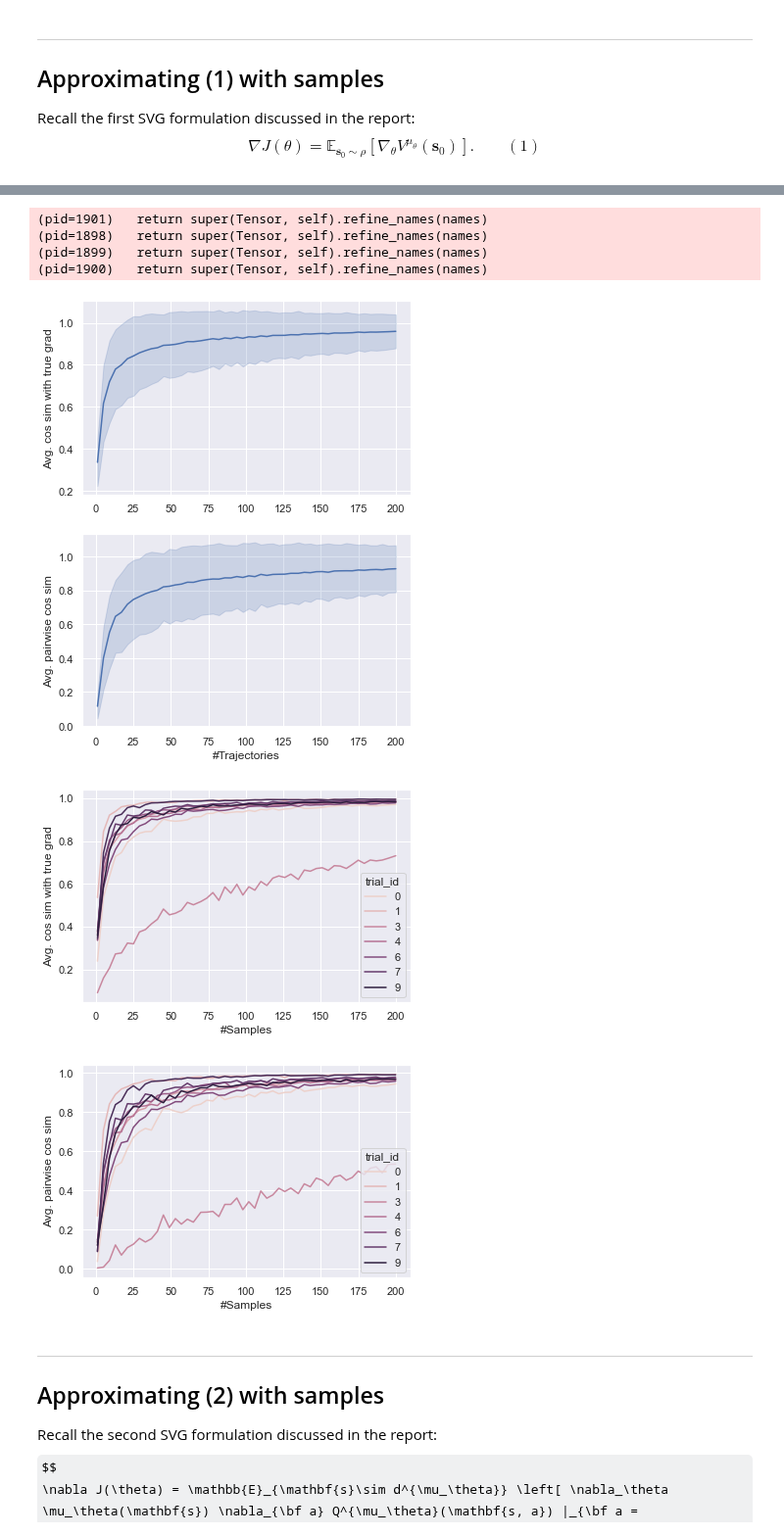
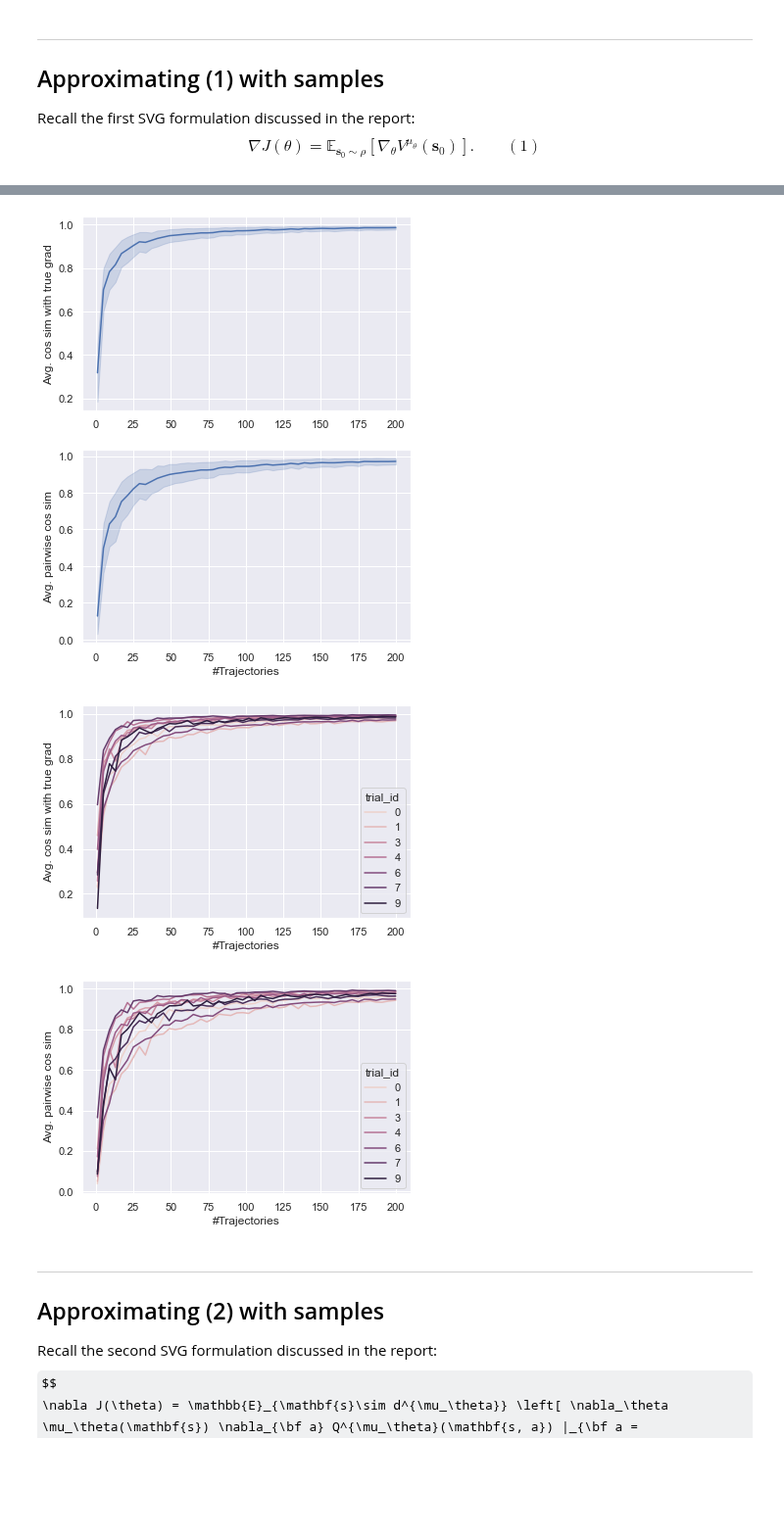
Before and after one commit to 0xangelo/LQSVG, a Jupyter notebook: experiments/monte_carlo_quality.ipynb, the cells around one changed output, grey strips where cells are left out. Shown at 98% size. Cells and saved outputs as stored; diff of their text form; code cells hidden in the pictures; some formulas as TeX source; blank space fills up the shorter version.

```diff
--- a/experiments/monte_carlo_quality.ipynb
+++ b/experiments/monte_carlo_quality.ipynb
@@ -59,7 +59,7 @@ def make_generator(seed: int) -> LQGGenerator:
         stationary=True,
         passive_eigval_range=(0.5, 1.5),
         controllable=True,
-        seed=seed,
+        rng=seed,
     )
 # %%
 def make_lqg_module(generator: LQGGenerator) -> LQGModule:
@@ -214,10 +214,10 @@ def grad_estimates(
 # %%
 @ray.remote
 def mc_trial(seed: int) -> pd.DataFrame:
+    generator = make_generator(seed)
     with nt.suppress_named_tensor_warning():
-        generator = make_generator(seed)
-    lqg_nn = make_lqg_module(generator)
-    policy_nn = make_stabilizing_policy(lqg_nn, rng=generator._rng)
+        lqg_nn = make_lqg_module(generator)
+    policy_nn = make_stabilizing_policy(lqg_nn, rng=generator.rng)
     estimator = MonteCarloSVG(policy_nn, lqg_nn)
     _, true_svg = AnalyticSVG(policy_nn, lqg_nn)()
 
@@ -277,33 +277,31 @@ def plot_mc_quality_vs_samples(
 # %%
 mc_data = plot_mc_quality_vs_samples()
 # %% [output]
-(pid=1901)   return super(Tensor, self).refine_names(names)
-(pid=1898)   return super(Tensor, self).refine_names(names)
-(pid=1899)   return super(Tensor, self).refine_names(names)
-(pid=1900)   return super(Tensor, self).refine_names(names)
-[figure, old version]
+[figure, new version]
 # %%
-sns.lineplot(
+ax = sns.lineplot(
     x="#Samples",
     y="Avg. cos sim with true grad",
     data=mc_data,
     hue="trial_id",
     estimator=None,
 )
+ax.set_xlabel("#Trajectories")
 plt.show()
 # %% [output]
-[figure, old version]
+[figure, new version]
 # %%
-sns.lineplot(
+ax = sns.lineplot(
     x="#Samples",
     y="Avg. pairwise cos sim",
     data=mc_data,
     hue="trial_id",
     estimator=None,
 )
+ax.set_xlabel("#Trajectories")
 plt.show()
 # %% [output]
-[figure, old version]
+[figure, new version]
 # %% [markdown]
 ---
 ## Approximating (2) with samples
```
Also changed, not shown: parts of 19 cells of this notebook.
